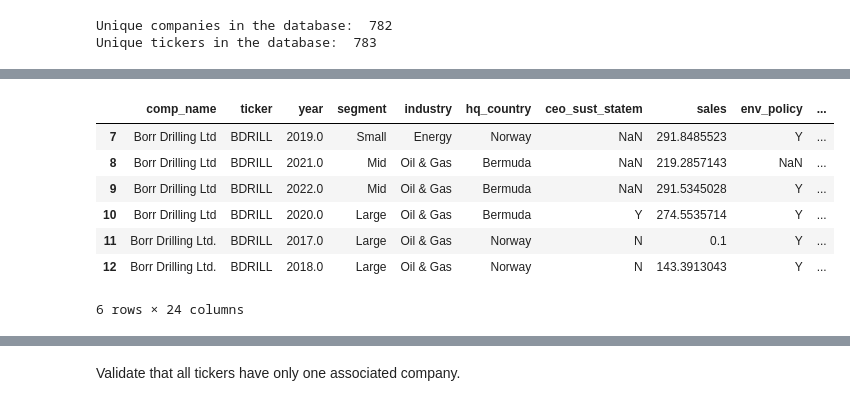
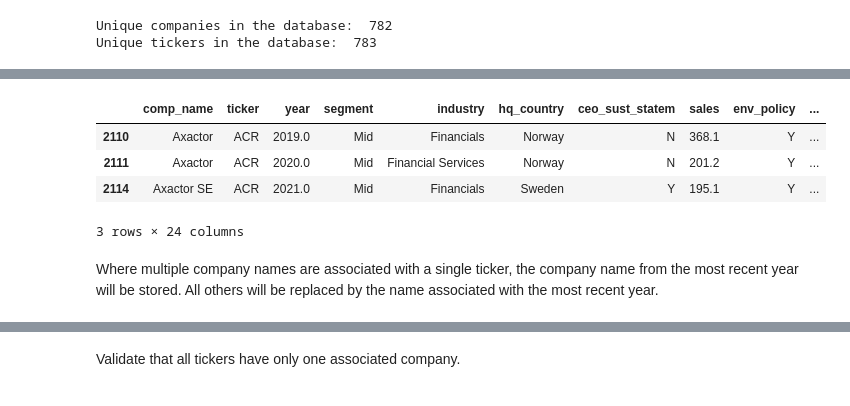
Before and after one commit to jamesdavies010/ESG-projects, a Jupyter notebook: notebooks/Nordic_Compass_01_Preprocessing_Cleaning.ipynb, the cells around one changed output, grey strips where cells are left out. Saved outputs shown, nothing was run; the diff lists cells and outputs as text; code cells hidden in the pictures.

```diff
--- a/notebooks/Nordic_Compass_01_Preprocessing_Cleaning.ipynb
+++ b/notebooks/Nordic_Compass_01_Preprocessing_Cleaning.ipynb
@@ -164,11 +146,8 @@ WRT1V: Wartsita Oyj, Wärtsilä Oyj, Wärtsilä Oyj Abp
 # %%
-test_ticker(df, "BDRILL")
+test_ticker(df, "ACR")
 # %% [output]
 |  | comp_name | ticker | year | segment | industry | hq_country | ceo_sust_statem | sales | env_policy | ... |
-| 7 | Borr Drilling Ltd | BDRILL | 2019.0 | Small | Energy | Norway | NaN | 291.8485523 | Y | ... |
-| 8 | Borr Drilling Ltd | BDRILL | 2021.0 | Mid | Oil & Gas | Bermuda | NaN | 219.2857143 | NaN | ... |
-| 9 | Borr Drilling Ltd | BDRILL | 2022.0 | Mid | Oil & Gas | Bermuda | NaN | 291.5345028 | Y | ... |
-| 10 | Borr Drilling Ltd | BDRILL | 2020.0 | Large | Oil & Gas | Bermuda | Y | 274.5535714 | Y | ... |
-| 11 | Borr Drilling Ltd. | BDRILL | 2017.0 | Large | Oil & Gas | Norway | N | 0.1 | Y | ... |
-| 12 | Borr Drilling Ltd. | BDRILL | 2018.0 | Large | Oil & Gas | Norway | N | 143.3913043 | Y | ... |
+| 2110 | Axactor | ACR | 2019.0 | Mid | Financials | Norway | N | 368.1 | Y | ... |
+| 2111 | Axactor | ACR | 2020.0 | Mid | Financial Services | Norway | N | 201.2 | Y | ... |
+| 2114 | Axactor SE | ACR | 2021.0 | Mid | Financials | Sweden | Y | 195.1 | Y | ... |
-6 rows × 24 columns
+3 rows × 24 columns
@@ -189,0 +154,2 @@ df.loc[:, "comp_name"] = df["ticker"].map(company_mapping_dict)
+# %% [markdown]
+Where multiple company names are associated with a single ticker, the company name from the most recent year will be stored. All others will be replaced by the name associated with the most recent year.
```
Also changed, not shown: parts of 113 cells of this notebook, 1 other file.
